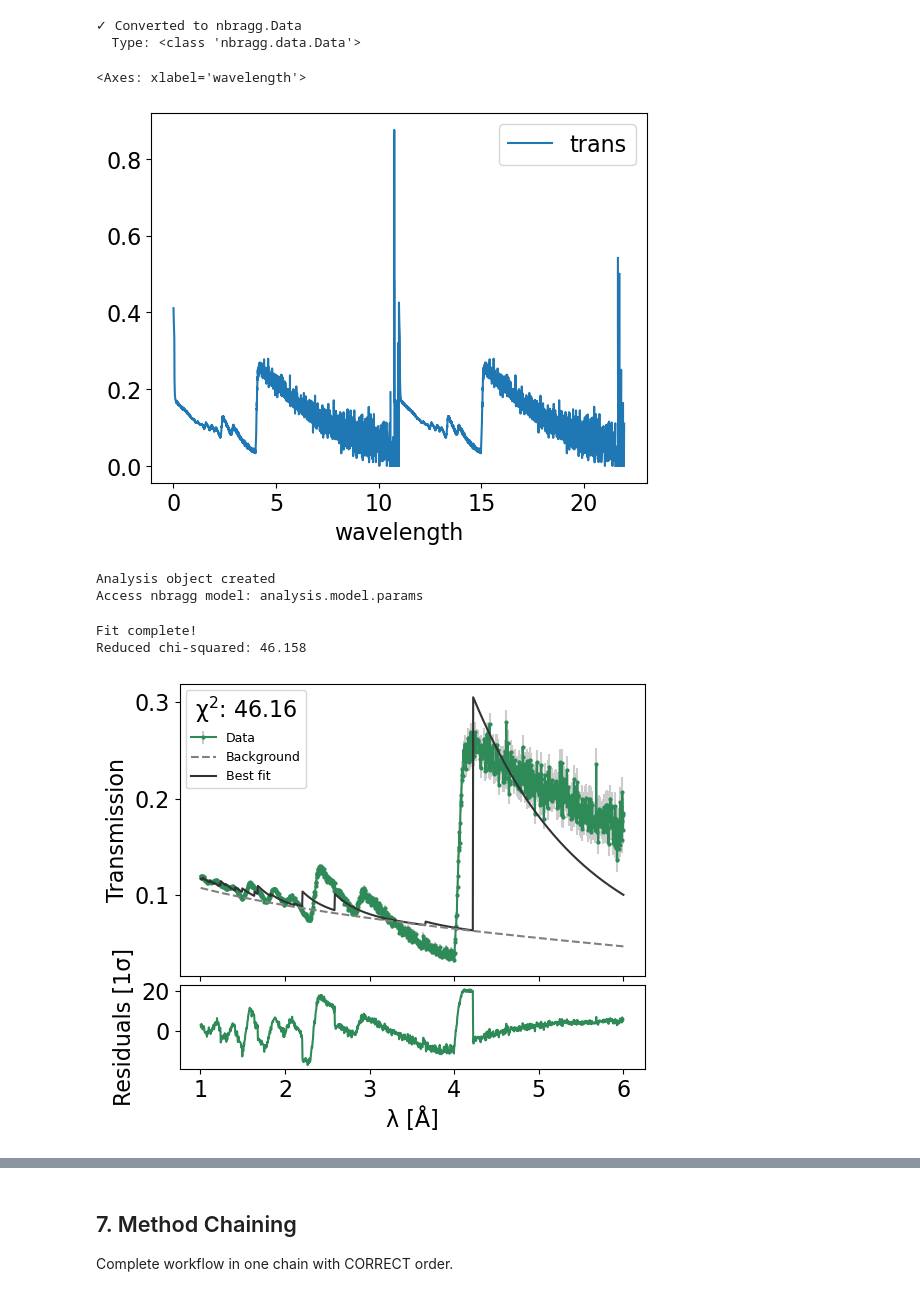
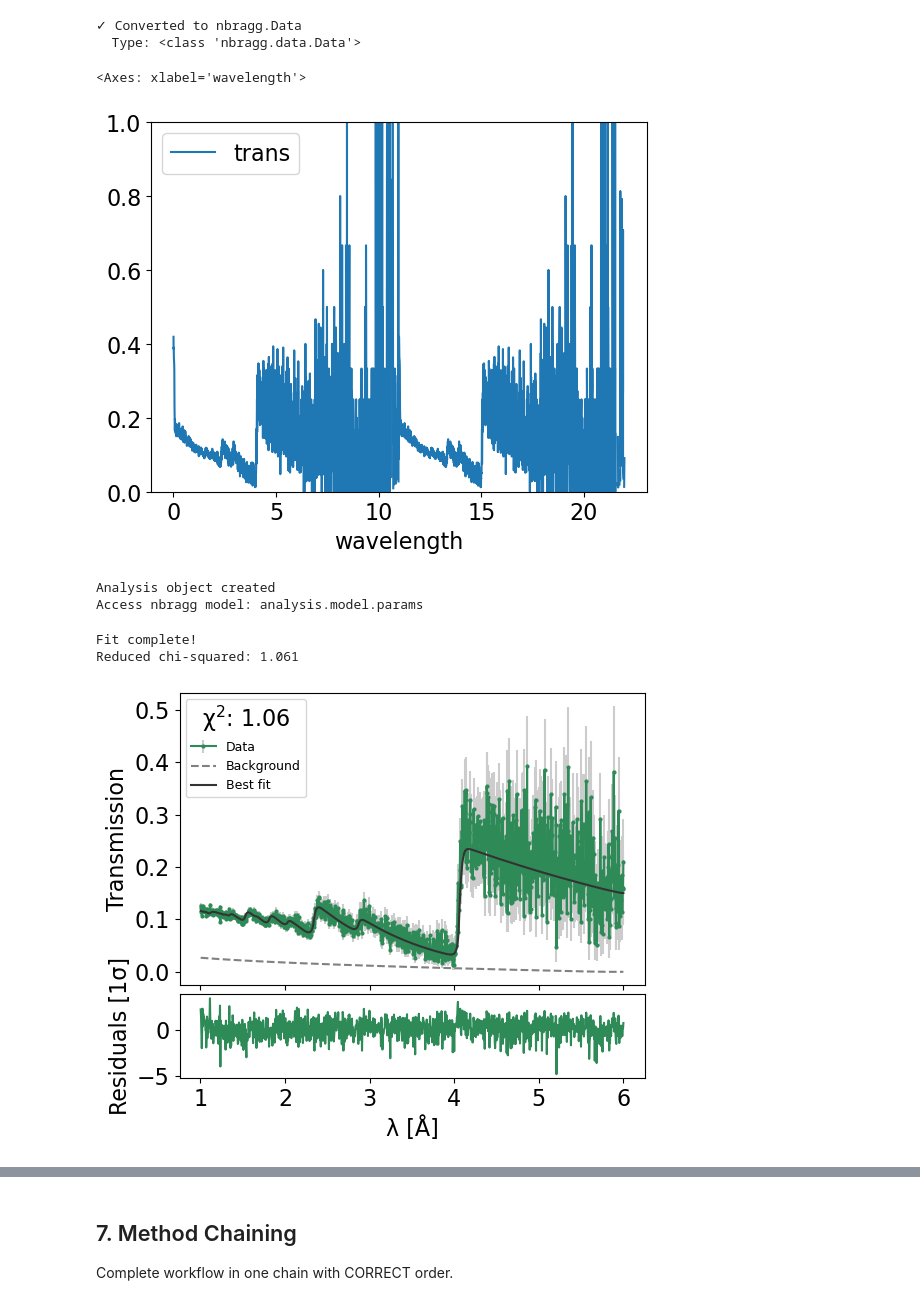
Before and after one commit to TsvikiHirsh/frame_overlap, a Jupyter notebook: notebooks/tutorial_v0.2.ipynb, the cells around one changed output, grey strips where cells are left out. Drawn from its saved outputs; the diff is of its cells as text; code cells hidden in the pictures.

```diff
--- a/notebooks/tutorial_v0.2.ipynb
+++ b/notebooks/tutorial_v0.2.ipynb
@@ -273,43 +273,36 @@ Parameters
 Convert reconstructed data to nbragg format and fit.
 # %%
 # Convert to nbragg format
-try:
-    nbragg_data = recon.to_nbragg(L=9.0, tstep=10e-6)
-    print(f"✓ Converted to nbragg.Data")
-    print(f"  Type: {type(nbragg_data)}")
-except ImportError:
-    print("nbragg not installed - install with: pip install nbragg")
+nbragg_data = recon.to_nbragg(L=9.0, tstep=10e-6)
+print(f"✓ Converted to nbragg.Data")
+print(f"  Type: {type(nbragg_data)}")
 # %% [output]
 ✓ Converted to nbragg.Data
   Type: <class 'nbragg.data.Data'>
 # %%
-nbragg_data.table.plot(x="wavelength",y="trans")
+nbragg_data.table.plot(x="wavelength",y="trans",ylim=(0,1))
 # %% [output]
 <Axes: xlabel='wavelength'>
-[figure, old version]
+[figure, new version]
 # %%
-# Create Analysis object and fit
-try:
-    analysis = Analysis(xs='iron_square_response', vary_background=True)
 
-    print("Analysis object created")
-    print(f"Access nbragg model: analysis.model.params")
+analysis = Analysis(xs='iron', vary_background=True,vary_response=True)
 
-    # Fit
-    result = analysis.fit(recon, L=9.0, tstep=10e-6)
+print("Analysis object created")
+print(f"Access nbragg model: analysis.model.params")
 
-    print(f"\nFit complete!")
-    print(f"Reduced chi-squared: {result.redchi:.3f}")
+# Fit
+result = analysis.fit(recon)
 
-    # Plot
-    analysis.plot()
-    plt.show()
+print(f"\nFit complete!")
+print(f"Reduced chi-squared: {result.redchi:.3f}")
 
-except ImportError as e:
-    print(f"Required package not installed: {e}")
+# Plot
+analysis.plot()
+plt.show()
 # %% [output]
 Analysis object created
 Access nbragg model: analysis.model.params
 Fit complete!
-Reduced chi-squared: 46.158
+Reduced chi-squared: 1.061
-[figure, old version]
+[figure, new version]
```
Also changed, not shown: parts of 11 cells of this notebook, 1 other file.
